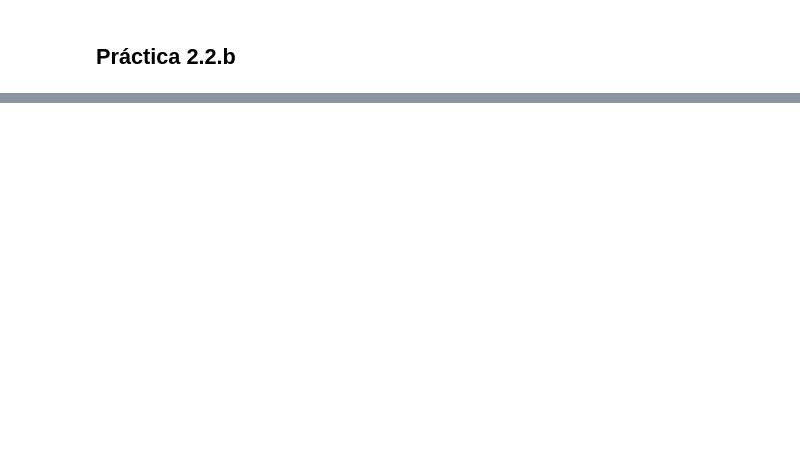
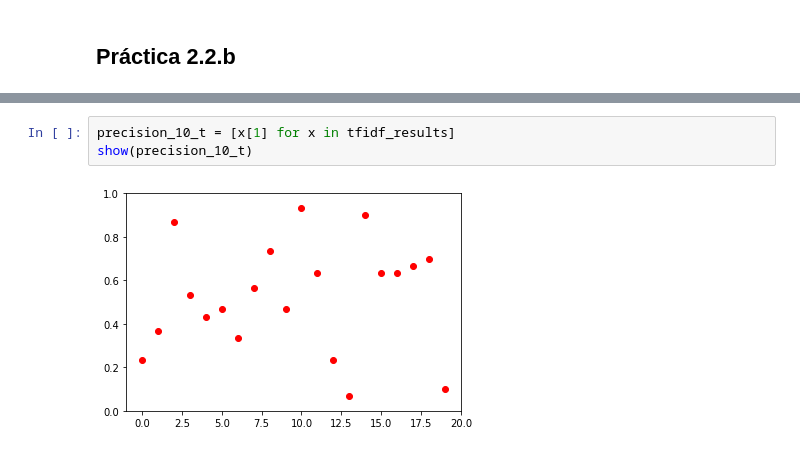
Before and after one commit to frblazquez/IA, a Jupyter notebook: Practice 2.2/Practica2.2.ipynb, the cells around one changed output, grey strips where cells are left out. Drawn from its saved outputs; the diff is of its cells as text; blank space fills up the shorter version.

```diff
--- a/Practice 2.2/Practica2.2.ipynb
+++ b/Practice 2.2/Practica2.2.ipynb
@@ -54,0 +244,5 @@ train_data_tfidf = tfidfer.fit_transform(train_data_vectorized)
+# %%
+precision_10_t = [x[1] for x in tfidf_results]
+show(precision_10_t)
+# %% [output]
+[figure, added]
```
Also changed, not shown: parts of 35 cells of this notebook.
